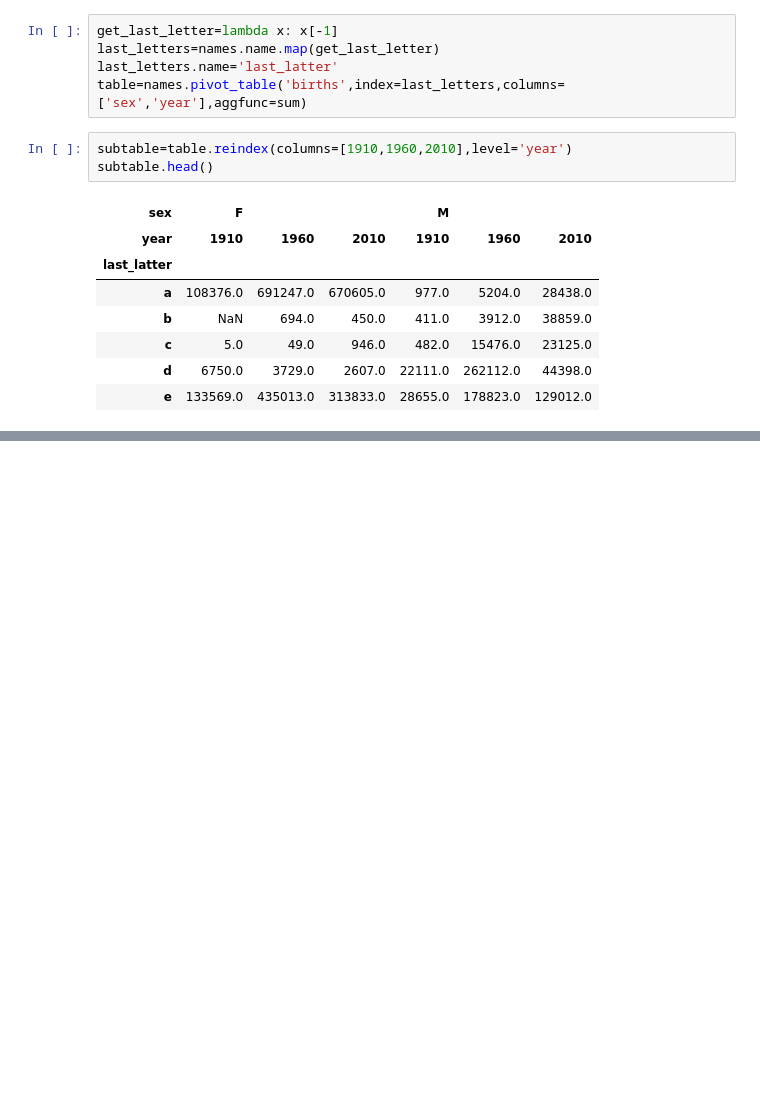
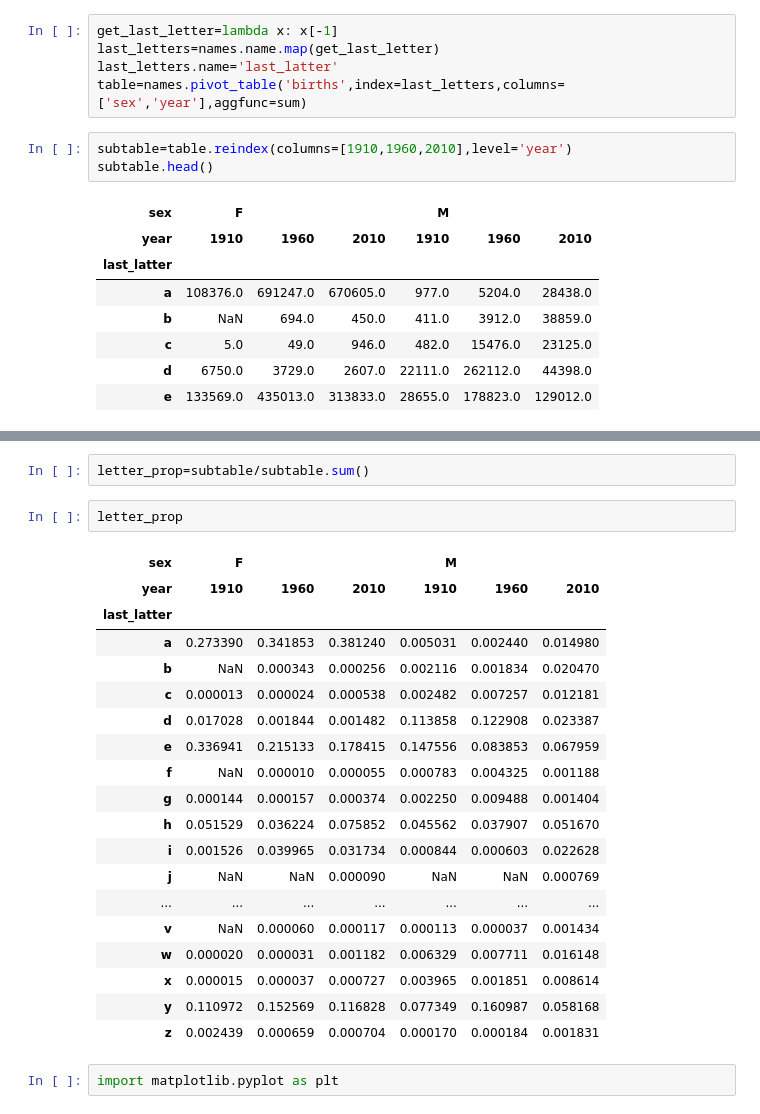
Before and after one commit to snehalsandy/walmart, a Jupyter notebook: data/project_on_data_analusis.ipynb, the cells around one changed output, grey strips where cells are left out. Drawn from its saved outputs; the diff is of its cells as text; blank space fills up the shorter version.

```diff
--- a/data/project_on_data_analusis.ipynb
+++ b/data/project_on_data_analusis.ipynb
@@ -200,0 +212,26 @@ subtable.head()
+# %%
+letter_prop=subtable/subtable.sum()
+# %%
+letter_prop
+# %% [output]
+| sex | F |  |  | M |  |  |
+| year | 1910 | 1960 | 2010 | 1910 | 1960 | 2010 |
+| last_latter |  |  |  |  |  |  |
+| a | 0.273390 | 0.341853 | 0.381240 | 0.005031 | 0.002440 | 0.014980 |
+| b | NaN | 0.000343 | 0.000256 | 0.002116 | 0.001834 | 0.020470 |
+| c | 0.000013 | 0.000024 | 0.000538 | 0.002482 | 0.007257 | 0.012181 |
+| d | 0.017028 | 0.001844 | 0.001482 | 0.113858 | 0.122908 | 0.023387 |
+| e | 0.336941 | 0.215133 | 0.178415 | 0.147556 | 0.083853 | 0.067959 |
+| f | NaN | 0.000010 | 0.000055 | 0.000783 | 0.004325 | 0.001188 |
+| g | 0.000144 | 0.000157 | 0.000374 | 0.002250 | 0.009488 | 0.001404 |
+| h | 0.051529 | 0.036224 | 0.075852 | 0.045562 | 0.037907 | 0.051670 |
+| i | 0.001526 | 0.039965 | 0.031734 | 0.000844 | 0.000603 | 0.022628 |
+| j | NaN | NaN | 0.000090 | NaN | NaN | 0.000769 |
+| ... | ... | ... | ... | ... | ... | ... |
+| v | NaN | 0.000060 | 0.000117 | 0.000113 | 0.000037 | 0.001434 |
+| w | 0.000020 | 0.000031 | 0.001182 | 0.006329 | 0.007711 | 0.016148 |
+| x | 0.000015 | 0.000037 | 0.000727 | 0.003965 | 0.001851 | 0.008614 |
+| y | 0.110972 | 0.152569 | 0.116828 | 0.077349 | 0.160987 | 0.058168 |
+| z | 0.002439 | 0.000659 | 0.000704 | 0.000170 | 0.000184 | 0.001831 |
+# %%
+import matplotlib.pyplot as plt
```
Also changed, not shown: parts of 6 cells of this notebook.
